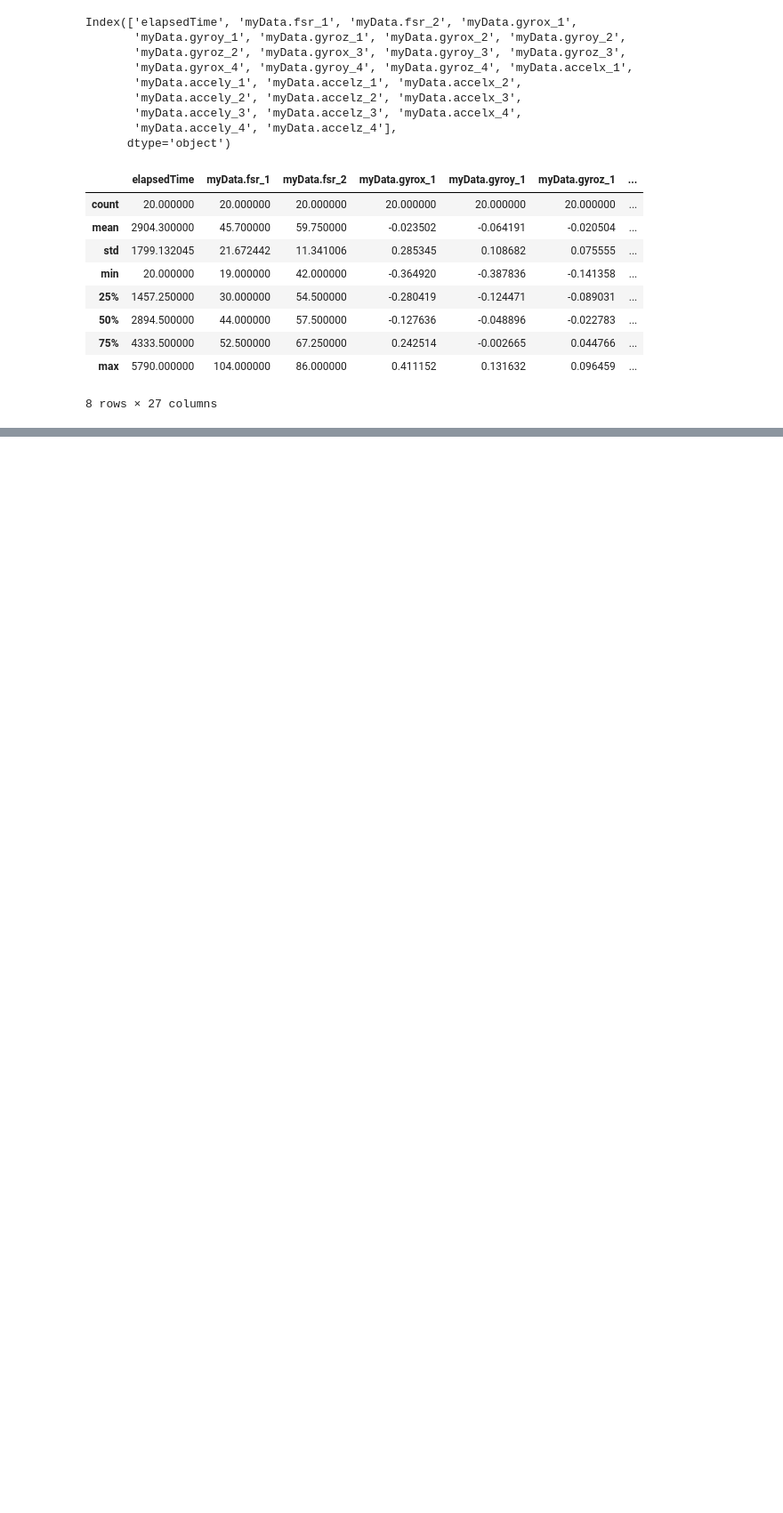
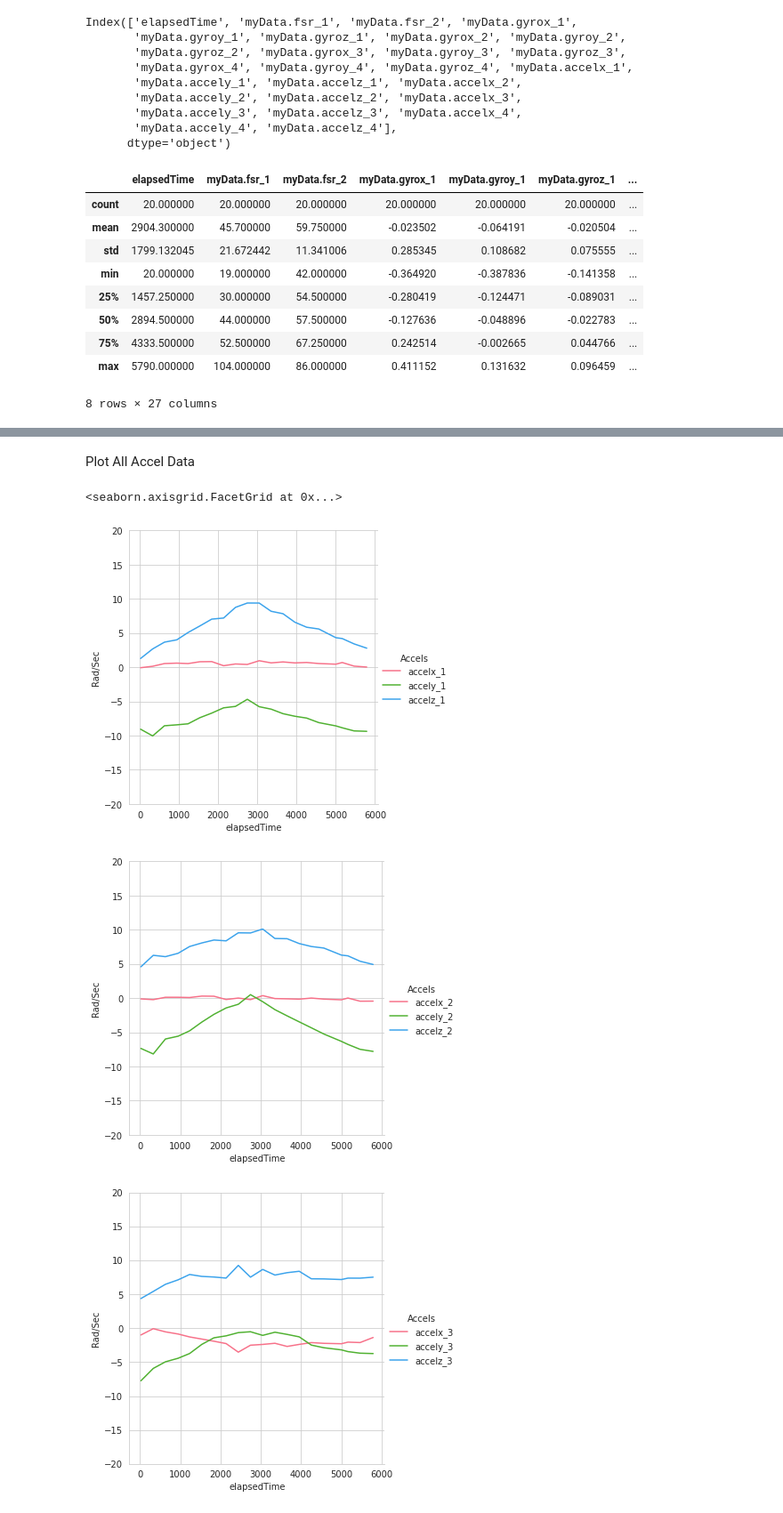
Before and after one commit to Trojan13/posture-control, a Jupyter notebook: data_analysis/analysis_correct.ipynb, the cells around one changed output, grey strips where cells are left out. Shown at 89% size. Cells and saved outputs as stored; diff of their text form; code cells hidden in the pictures; blank space fills up the shorter version.

```diff
--- a/data_analysis/analysis_correct.ipynb
+++ b/data_analysis/analysis_correct.ipynb
@@ -55,0 +89,31 @@ Index(['elapsedTime', 'myData.fsr_1', 'myData.fsr_2', 'myData.gyrox_1',
+# %% [markdown]
+Plot All Accel Data
+# %%
+accel_current_sample_1 = current_sample[['elapsedTime','accelx_1', 'accely_1', 'accelz_1']]
+accel_melted_current_sample_1 = accel_current_sample_1.melt('elapsedTime',var_name='Accel''s',value_name='Rad/Sec')
+
+accel_current_sample_2 = current_sample[['elapsedTime','accelx_2', 'accely_2', 'accelz_2']]
+accel_melted_current_sample_2 = accel_current_sample_2.melt('elapsedTime',var_name='Accel''s',value_name='Rad/Sec')
+
+accel_current_sample_3 = current_sample[['elapsedTime','accelx_3', 'accely_3', 'accelz_3']]
+accel_melted_current_sample_3 = accel_current_sample_3.melt('elapsedTime',var_name='Accel''s',value_name='Rad/Sec')
+
+accel_current_sample_4= current_sample[['elapsedTime','accelx_4', 'accely_4', 'accelz_4']]
+accel_melted_current_sample_4 = accel_current_sample_4.melt('elapsedTime',var_name='Accel''s',value_name='Rad/Sec')
+
+current_sample_accel_1 = sb.relplot(x="elapsedTime", y="Rad/Sec", hue='Accel''s', data=accel_melted_current_sample_1, kind='line')
+current_sample_accel_1.set(ylim=(-20,20))
+
+current_sample_accel_2 = sb.relplot(x="elapsedTime", y="Rad/Sec", hue='Accel''s', data=accel_melted_current_sample_2, kind='line')
+current_sample_accel_2.set(ylim=(-20,20))
+
+current_sample_accel_3 = sb.relplot(x="elapsedTime", y="Rad/Sec", hue='Accel''s', data=accel_melted_current_sample_3, kind='line')
+current_sample_accel_3.set(ylim=(-20,20))
+
+current_sample_accel_4 = sb.relplot(x="elapsedTime", y="Rad/Sec", hue='Accel''s', data=accel_melted_current_sample_4, kind='line')
+current_sample_accel_4.set(ylim=(-20,20))
+# %% [output]
+<seaborn.axisgrid.FacetGrid at 0x...>
+[figure, added]
+[figure, added]
+[figure, added]
```
Also changed, not shown: parts of 8 cells of this notebook.
